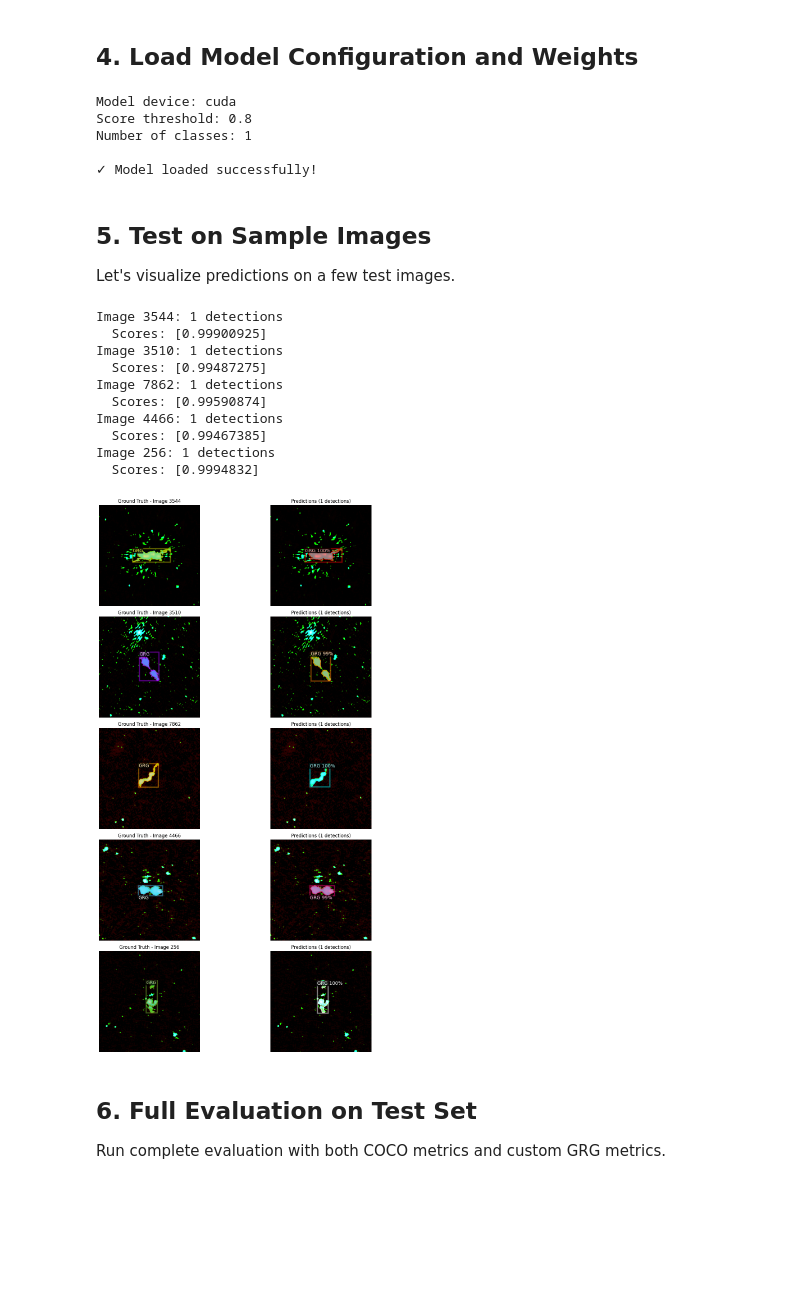
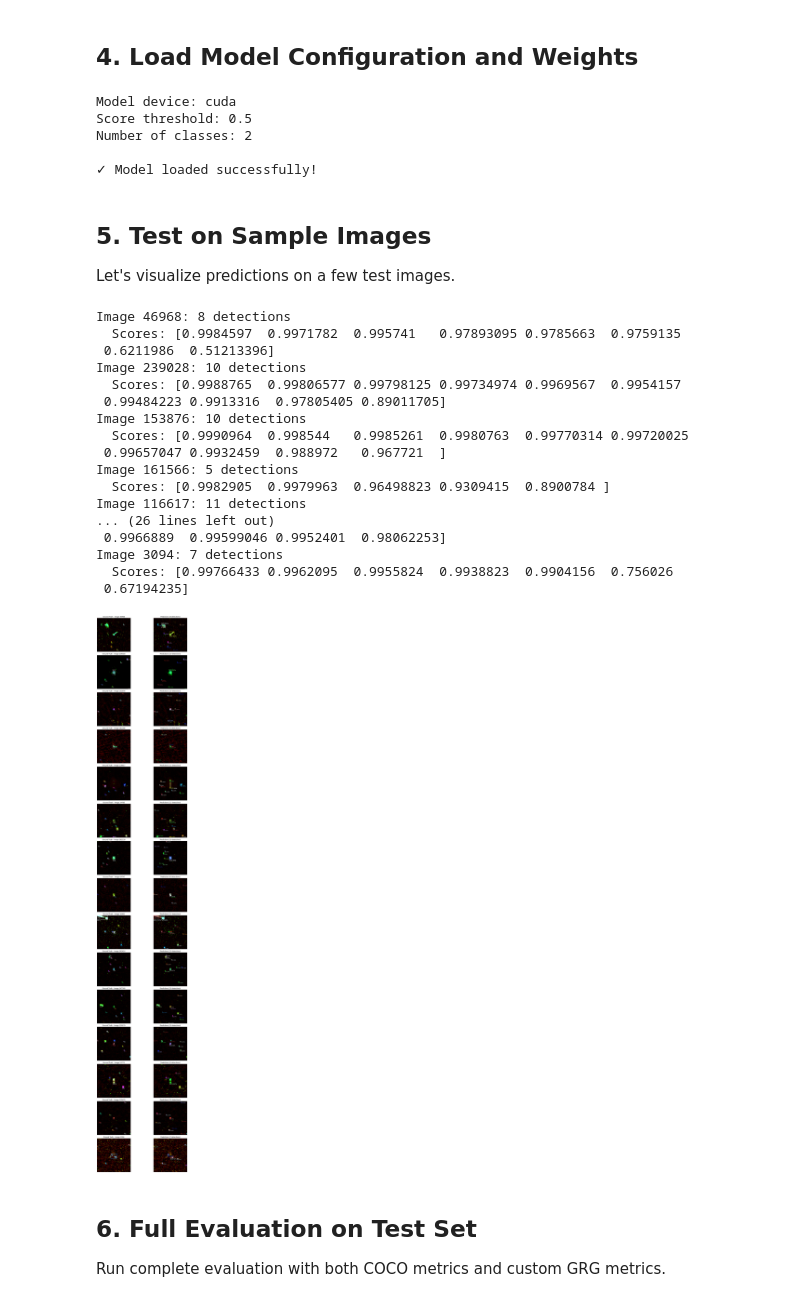
Before and after one commit to Aureusa/detectron2, a Jupyter notebook: inspecting_grg_detectron.ipynb, the cells around one changed output. Drawn from its saved outputs; the diff is of its cells as text; code cells hidden in the pictures; blank space fills up the shorter version.

```diff
--- a/inspecting_grg_detectron.ipynb
+++ b/inspecting_grg_detectron.ipynb
@@ -50,10 +51,10 @@ GPU: NVIDIA L4
 Set the path to your trained model and config file.
 # %%
 # Paths
-CONFIG_FILE = str(project_root / "configs/mask_rcnn_R_50_FPN_grg.yaml")
-MODEL_WEIGHTS = str(project_root / "scripts/output/grg_mask_rcnn/model_0022499.pth")
-DATASET_CONFIG = str(project_root / "config/dataset.yaml")
-OUTPUT_DIR = str(project_root / "scripts/output/grg_mask_rcnn/test_results")
+CONFIG_FILE = str(project_root / "configs/model_configs/mask_rcnn_R_50_FPN_b2s_rgz_v1.yaml")
+MODEL_WEIGHTS = str(project_root / "output/mask_rcnn_b2s_rgz_v1/model_0219999.pth")
+DATASET_CONFIG = str(project_root / "configs/dataset_configs/dataset_b2s_rgz_masked_rcnn.yaml")
+OUTPUT_DIR = str(project_root / "results/mask_rcnn_b2s_rgz_v1")
 
 # Create output directory
 os.makedirs(OUTPUT_DIR, exist_ok=True)
@@ -88,7 +89,7 @@ registered = register_datasets(DATASET_CONFIG)
 print(f"Registered datasets: {registered}")
 
 # Get test dataset name
-test_dataset_name = [d for d in registered if 'test' in d][0]
+test_dataset_name = [d for d in registered if 'val' in d][0]
 print(f"\nTest dataset: {test_dataset_name}")
 
 # Check dataset
@@ -115,13 +116,14 @@ First image info:
 # %%
 # Setup config
 cfg = get_cfg()
+add_lotss_grg_config(cfg)  # Add custom config options
 cfg.merge_from_file(CONFIG_FILE)
 
 # Set model weights
 cfg.MODEL.WEIGHTS = MODEL_WEIGHTS
 
 # Set score threshold for visualization (adjust as needed)
-cfg.MODEL.ROI_HEADS.SCORE_THRESH_TEST = 0.8
+cfg.MODEL.ROI_HEADS.SCORE_THRESH_TEST = 0.5
 
 # Set device
 cfg.MODEL.DEVICE = "cuda" if torch.cuda.is_available() else "cpu"
@@ -138,8 +140,8 @@ predictor = DefaultPredictor(cfg)
 print("\n✓ Model loaded successfully!")
 # %% [output]
 Model device: cuda
-Score threshold: 0.8
-Number of classes: 1
+Score threshold: 0.5
+Number of classes: 2
 
 ✓ Model loaded successfully!
 # %% [markdown]
@@ -148,8 +150,8 @@ Number of classes: 1
 Let's visualize predictions on a few test images.
 # %%
 # Select random test images
-np.random.seed(48)
-num_samples = 5
+np.random.seed(51)
+num_samples = 15
 sample_indices = np.random.choice(len(test_data), min(num_samples, len(test_data)), replace=False)
 
 # Get metadata
@@ -181,44 +183,51 @@ for idx, sample_idx in enumerate(sample_indices):
 
     # Visualize ground truth
     v_gt = Visualizer(img[:, :, ::-1], metadata=metadata, scale=1.0)
     if "annotations" in d:
         v_gt = v_gt.draw_dataset_dict(d)
     gt_img = v_gt.get_image()
 
     # Visualize predictions
     v_pred = Visualizer(img[:, :, ::-1], metadata=metadata, scale=1.0)
     instances = outputs["instances"].to("cpu")
     v_pred = v_pred.draw_instance_predictions(instances)
     pred_img = v_pred.get_image()
 
     # Plot
     axes[idx, 0].imshow(gt_img)
     axes[idx, 0].set_title(f"Ground Truth - Image {d['image_id']}")
     axes[idx, 0].axis('off')
 
     axes[idx, 1].imshow(pred_img)
     axes[idx, 1].set_title(f"Predictions ({len(instances)} detections)")
     axes[idx, 1].axis('off')
 
     print(f"Image {d['image_id']}: {len(instances)} detections")
     if len(instances) > 0:
         print(f"  Scores: {instances.scores.numpy()}")
 
 plt.tight_layout()
 plt.savefig(os.path.join(OUTPUT_DIR, "sample_predictions.png"), dpi=150, bbox_inches='tight')
 plt.show()
 # %% [output]
-Image 3544: 1 detections
-  Scores: [0.99900925]
-Image 3510: 1 detections
-  Scores: [0.99487275]
-Image 7862: 1 detections
-  Scores: [0.99590874]
-Image 4466: 1 detections
-  Scores: [0.99467385]
-Image 256: 1 detections
-  Scores: [0.9994832]
+Image 46968: 8 detections
+  Scores: [0.9984597  0.9971782  0.995741   0.97893095 0.9785663  0.9759135
+ 0.6211986  0.51213396]
+Image 239028: 10 detections
+  Scores: [0.9988765  0.99806577 0.99798125 0.99734974 0.9969567  0.9954157
+ 0.99484223 0.9913316  0.97805405 0.89011705]
+Image 153876: 10 detections
+  Scores: [0.9990964  0.998544   0.9985261  0.9980763  0.99770314 0.99720025
+ 0.99657047 0.9932459  0.988972   0.967721  ]
+Image 161566: 5 detections
+  Scores: [0.9982905  0.9979963  0.96498823 0.9309415  0.8900784 ]
+Image 116617: 11 detections
+... (26 lines left out)
+ 0.9966889  0.99599046 0.9952401  0.98062253]
+Image 3094: 7 detections
+  Scores: [0.99766433 0.9962095  0.9955824  0.9938823  0.9904156  0.756026
+ 0.67194235]
-[figure, old version]
+[figure, new version]
 # %% [markdown]
 ## 6. Full Evaluation on Test Set
 
```
Also changed, not shown: parts of 4 cells of this notebook, 37 other files.
